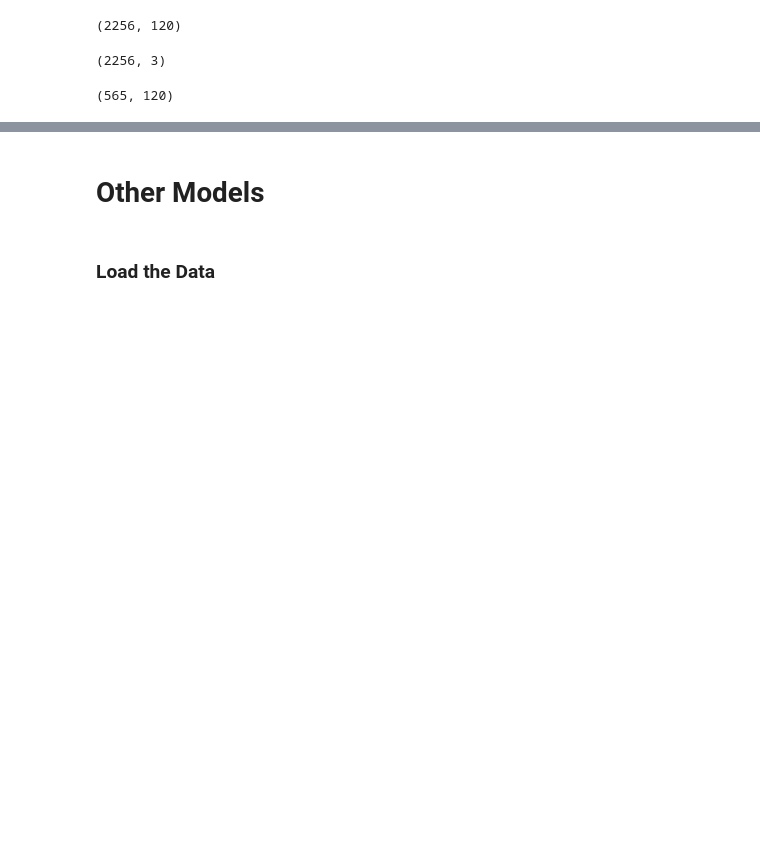
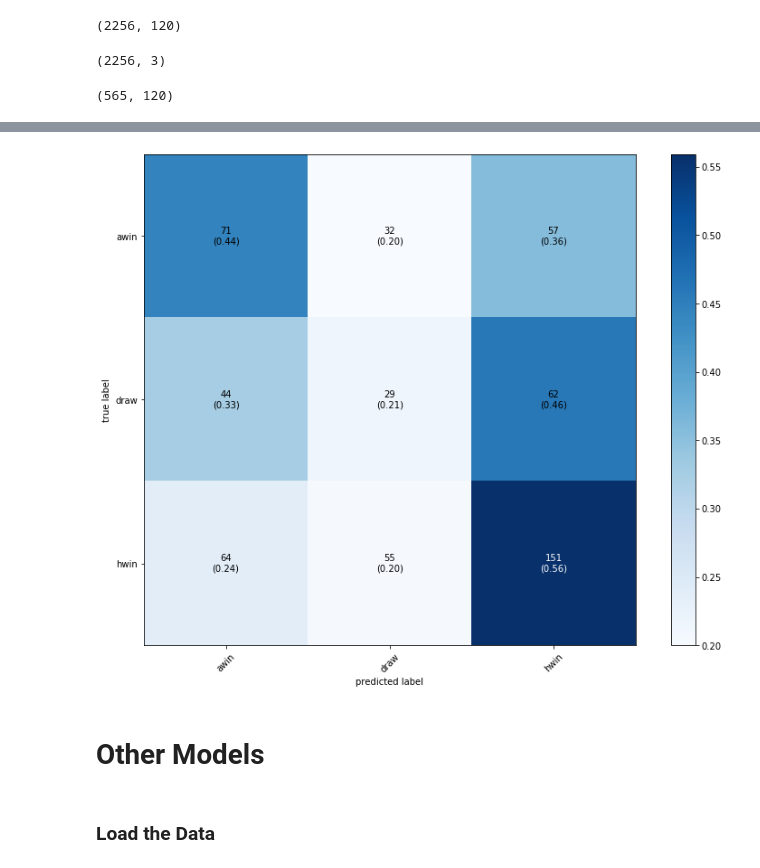
Before and after one commit to DMacGillivray/soccer-predictions, a Jupyter notebook: notebooks/0002.01 Modeling Setup - Run First Model.ipynb, the cells around one changed output, grey strips where cells are left out. Saved outputs shown, nothing was run; the diff lists cells and outputs as text; code cells hidden in the pictures; blank space fills up the shorter version.

```diff
--- a/notebooks/0002.01 Modeling Setup - Run First Model.ipynb
+++ b/notebooks/0002.01 Modeling Setup - Run First Model.ipynb
@@ -278,8 +286,10 @@ KeyError: 'result'
 # %%
 from mlxtend.plotting import plot_confusion_matrix
 fig, ax = plot_confusion_matrix(conf_mat=df_cm.values,
                                 colorbar=True,
                                 show_absolute=True,
                                 show_normed=True,
-                               class_names=model.classes_, figsize=(14,10))
+                               class_names=cols, figsize=(14,10))
 plt.show();
+# %% [output]
+[figure, added]
```
Also changed, not shown: parts of 19 cells of this notebook, 3 other files.
